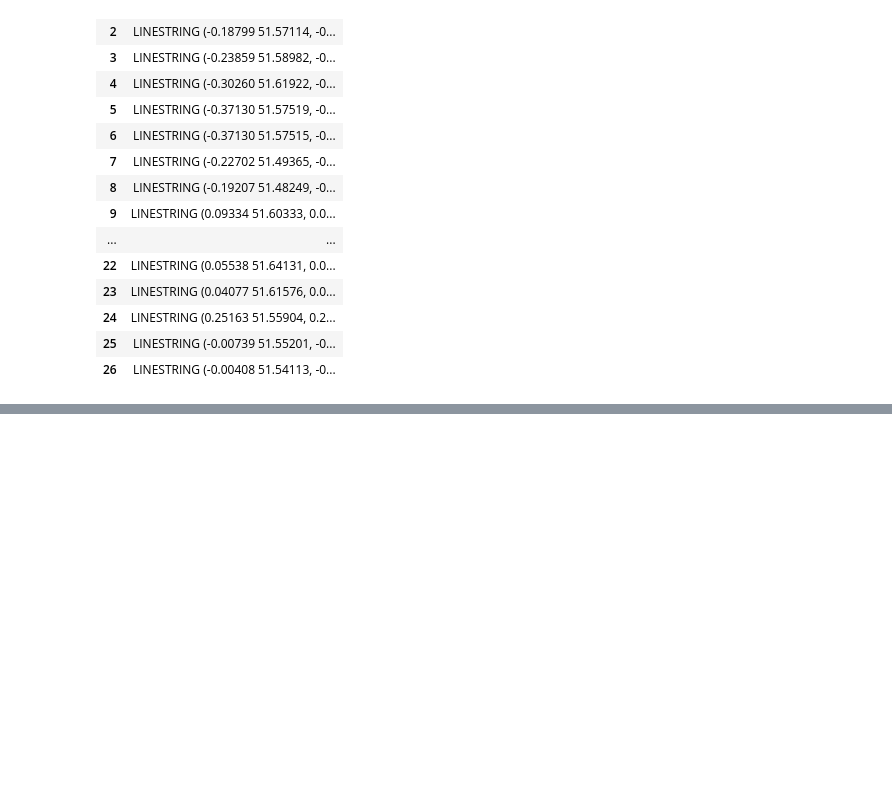
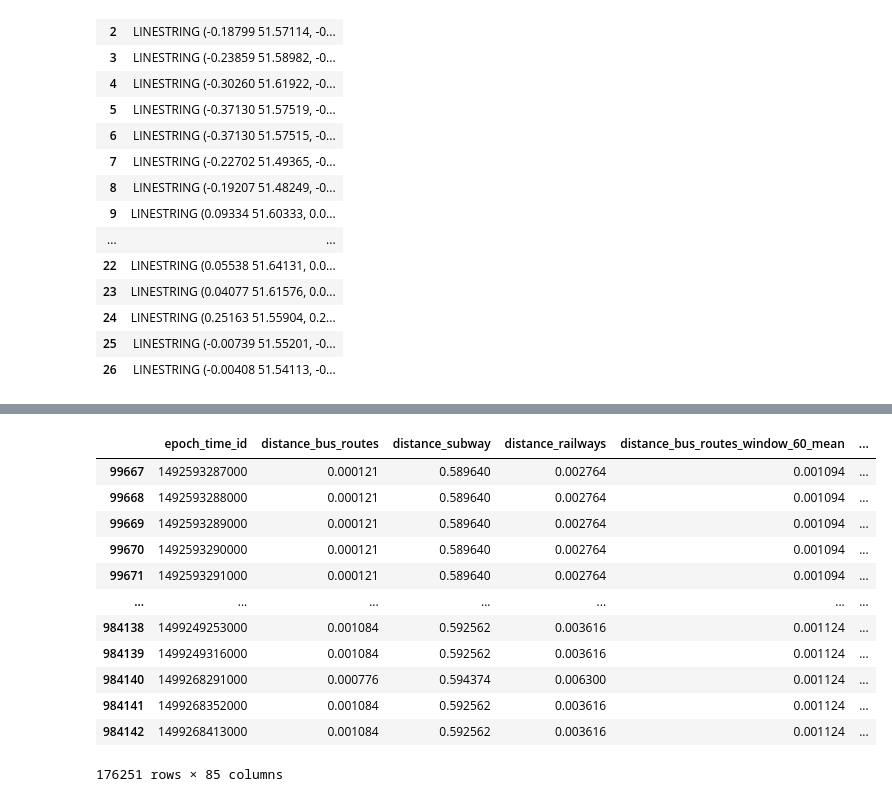
Before and after one commit to dbalabka/shl-activity-recognition-2021, a Jupyter notebook: notebooks/features_distance_to_points.ipynb, the cells around one changed output, grey strips where cells are left out. Drawn from its saved outputs; the diff is of its cells as text; code cells hidden in the pictures; blank space fills up the shorter version.

```diff
--- a/notebooks/features_distance_to_points.ipynb
+++ b/notebooks/features_distance_to_points.ipynb
@@ -264,0 +339,21 @@ train_label.merge(train_distances_to_lines_with_windows, on="epoch_time_id")
+# %%
+train_cell_distances_to_lines_with_windows = fillna_agg_by_label(calculate_shift(calculate_window(create_distance_to_lines_features(train_cell_location), **settings), **shift_settings), train_label)
+display(train_cell_distances_to_lines_with_windows)
+
+train_cell_distances_to_lines_with_windows.to_parquet('../data/train/features_cell_distances_to_lines_with_windows.parquet')
+fillna_agg_by_label(calculate_shift(calculate_window(create_distance_to_lines_features(test_cell_location), **settings), **shift_settings), test_label).to_parquet('../data/test/features_cell_distances_to_lines_with_windows.parquet')
+fillna_agg_by_label(calculate_shift(calculate_window(create_distance_to_lines_features(validate_cell_location), **settings), **shift_settings), validate_label).to_parquet('../data/validate/features_cell_distances_to_lines_with_windows.parquet')
+# %% [output]
+|  | epoch_time_id | distance_bus_routes | distance_subway | distance_railways | distance_bus_routes_window_60_mean | ... |
+| 99667 | 1492593287000 | 0.000121 | 0.589640 | 0.002764 | 0.001094 | ... |
+| 99668 | 1492593288000 | 0.000121 | 0.589640 | 0.002764 | 0.001094 | ... |
+| 99669 | 1492593289000 | 0.000121 | 0.589640 | 0.002764 | 0.001094 | ... |
+| 99670 | 1492593290000 | 0.000121 | 0.589640 | 0.002764 | 0.001094 | ... |
+| 99671 | 1492593291000 | 0.000121 | 0.589640 | 0.002764 | 0.001094 | ... |
+| ... | ... | ... | ... | ... | ... | ... |
+| 984138 | 1499249253000 | 0.001084 | 0.592562 | 0.003616 | 0.001124 | ... |
+| 984139 | 1499249316000 | 0.001084 | 0.592562 | 0.003616 | 0.001124 | ... |
+| 984140 | 1499268291000 | 0.000776 | 0.594374 | 0.006300 | 0.001124 | ... |
+| 984141 | 1499268352000 | 0.001084 | 0.592562 | 0.003616 | 0.001124 | ... |
+| 984142 | 1499268413000 | 0.001084 | 0.592562 | 0.003616 | 0.001124 | ... |
+176251 rows × 85 columns
```
Also changed, not shown: parts of 4 cells of this notebook, 1 other file.
